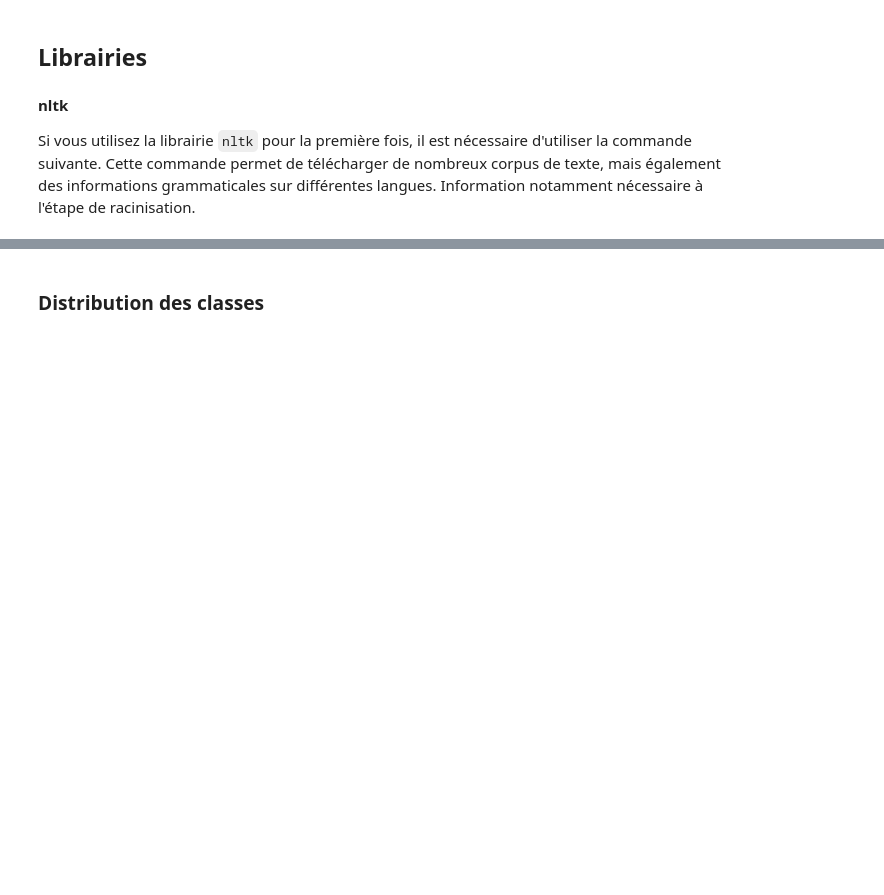
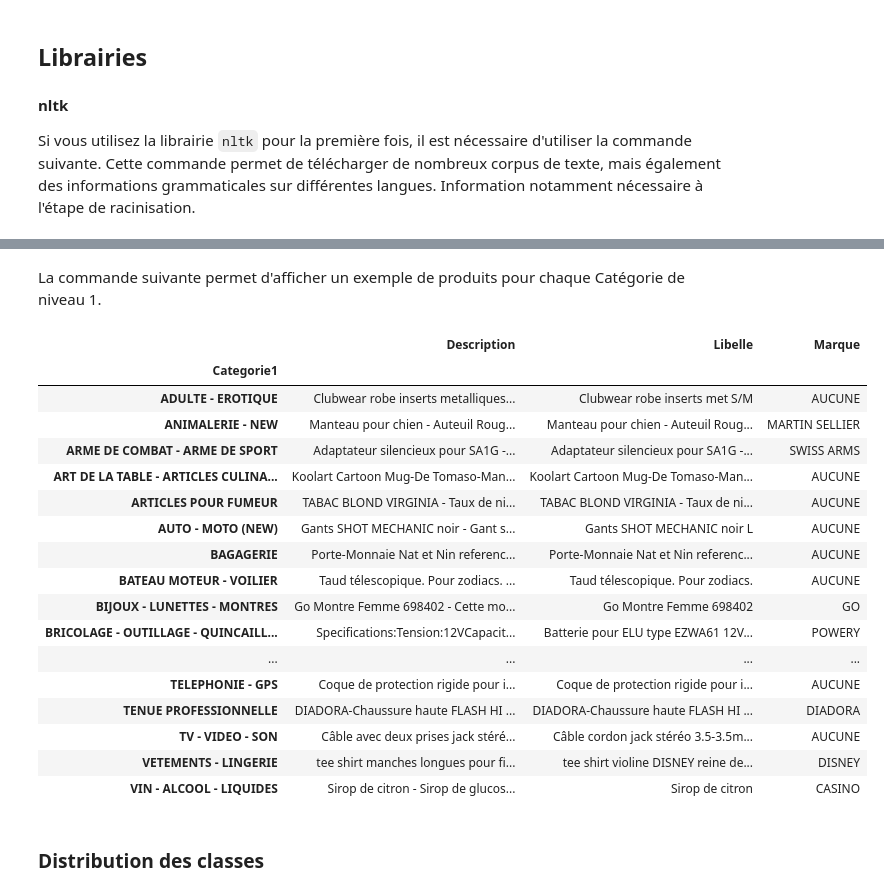
Before and after one commit to wikistat/AI-Frameworks, a Jupyter notebook: Cdiscount/1-AIF-PythonNltk-Explore&CleanText-Cdiscount.ipynb, the cells around one changed output, grey strips where cells are left out. Saved outputs shown, nothing was run; the diff lists cells and outputs as text; code cells hidden in the pictures; blank space fills up the shorter version.

```diff
--- a/Cdiscount/1-AIF-PythonNltk-Explore&CleanText-Cdiscount.ipynb
+++ b/Cdiscount/1-AIF-PythonNltk-Explore&CleanText-Cdiscount.ipynb
@@ -70,5 +103,26 @@ data_train.head(5)
+# %% [markdown]
+La commande suivante permet d'afficher un exemple de produits pour chaque Catégorie de niveau 1.
 # %%
-data_train.groupby("Categorie1").first()[["Description","Marque"]]
+data_train.groupby("Categorie1").first()[["Description","Libelle","Marque"]]
+# %% [output]
+|  | Description | Libelle | Marque |
+| Categorie1 |  |  |  |
+| ADULTE - EROTIQUE | Clubwear robe inserts metalliques... | Clubwear robe inserts met S/M | AUCUNE |
+| ANIMALERIE - NEW | Manteau pour chien - Auteuil Roug... | Manteau pour chien - Auteuil Roug... | MARTIN SELLIER |
+| ARME DE COMBAT - ARME DE SPORT | Adaptateur silencieux pour SA1G -... | Adaptateur silencieux pour SA1G -... | SWISS ARMS |
+| ART DE LA TABLE - ARTICLES CULINA... | Koolart Cartoon Mug-De Tomaso-Man... | Koolart Cartoon Mug-De Tomaso-Man... | AUCUNE |
+| ARTICLES POUR FUMEUR | TABAC BLOND VIRGINIA - Taux de ni... | TABAC BLOND VIRGINIA - Taux de ni... | AUCUNE |
+| AUTO - MOTO (NEW) | Gants SHOT MECHANIC noir - Gant s... | Gants SHOT MECHANIC noir L | AUCUNE |
+| BAGAGERIE | Porte-Monnaie Nat et Nin referenc... | Porte-Monnaie Nat et Nin referenc... | AUCUNE |
+| BATEAU MOTEUR - VOILIER | Taud télescopique. Pour zodiacs. ... | Taud télescopique. Pour zodiacs. | AUCUNE |
+| BIJOUX - LUNETTES - MONTRES | Go Montre Femme 698402 - Cette mo... | Go Montre Femme 698402 | GO |
+| BRICOLAGE - OUTILLAGE - QUINCAILL... | Specifications:Tension:12VCapacit... | Batterie pour ELU type EZWA61 12V... | POWERY |
+| ... | ... | ... | ... |
+| TELEPHONIE - GPS | Coque de protection rigide pour i... | Coque de protection rigide pour i... | AUCUNE |
+| TENUE PROFESSIONNELLE | DIADORA-Chaussure haute FLASH HI ... | DIADORA-Chaussure haute FLASH HI ... | DIADORA |
+| TV - VIDEO - SON | Câble avec deux prises jack stéré... | Câble cordon jack stéréo 3.5-3.5m... | AUCUNE |
+| VETEMENTS - LINGERIE | tee shirt manches longues pour fi... | tee shirt violine DISNEY reine de... | DISNEY |
+| VIN - ALCOOL - LIQUIDES | Sirop de citron - Sirop de glucos... | Sirop de citron | CASINO |
 # %% [markdown]
 ### Distribution des classes
 # %%
```
Also changed, not shown: parts of 46 cells of this notebook, 1 other file.
